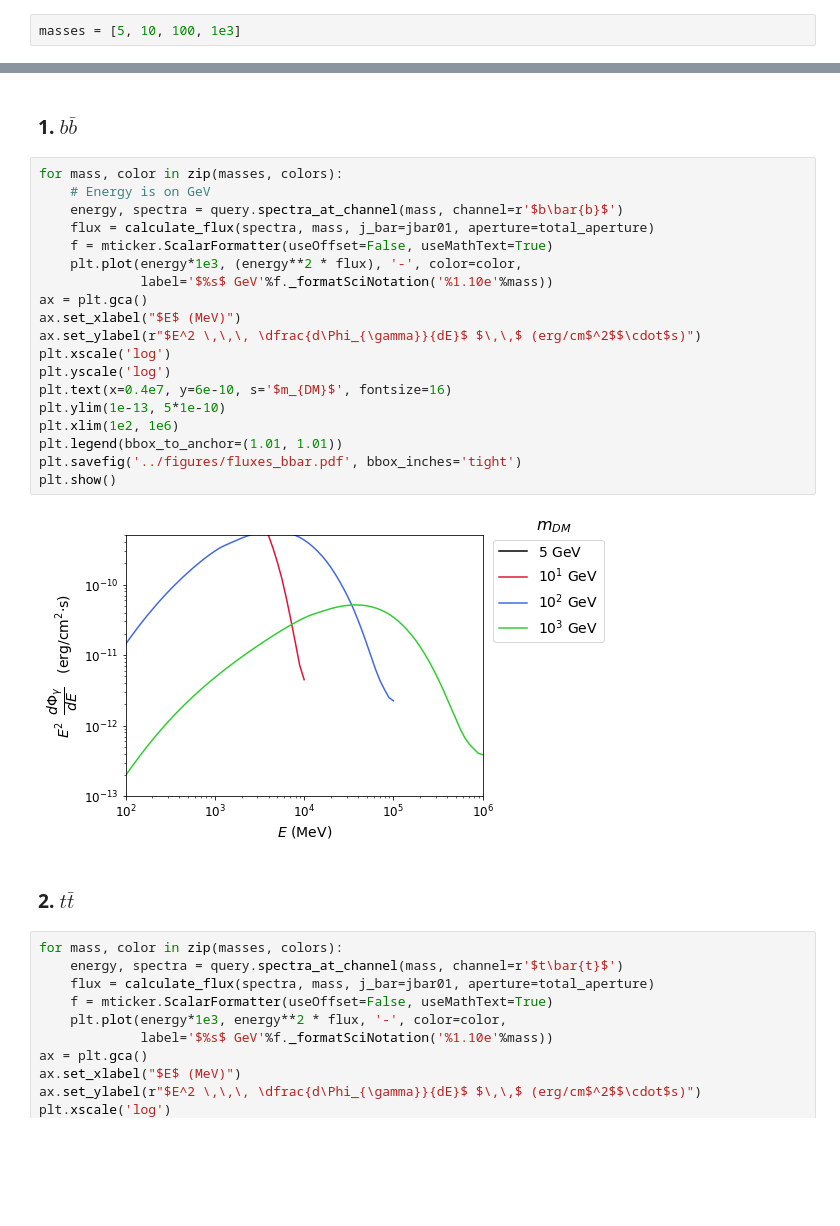
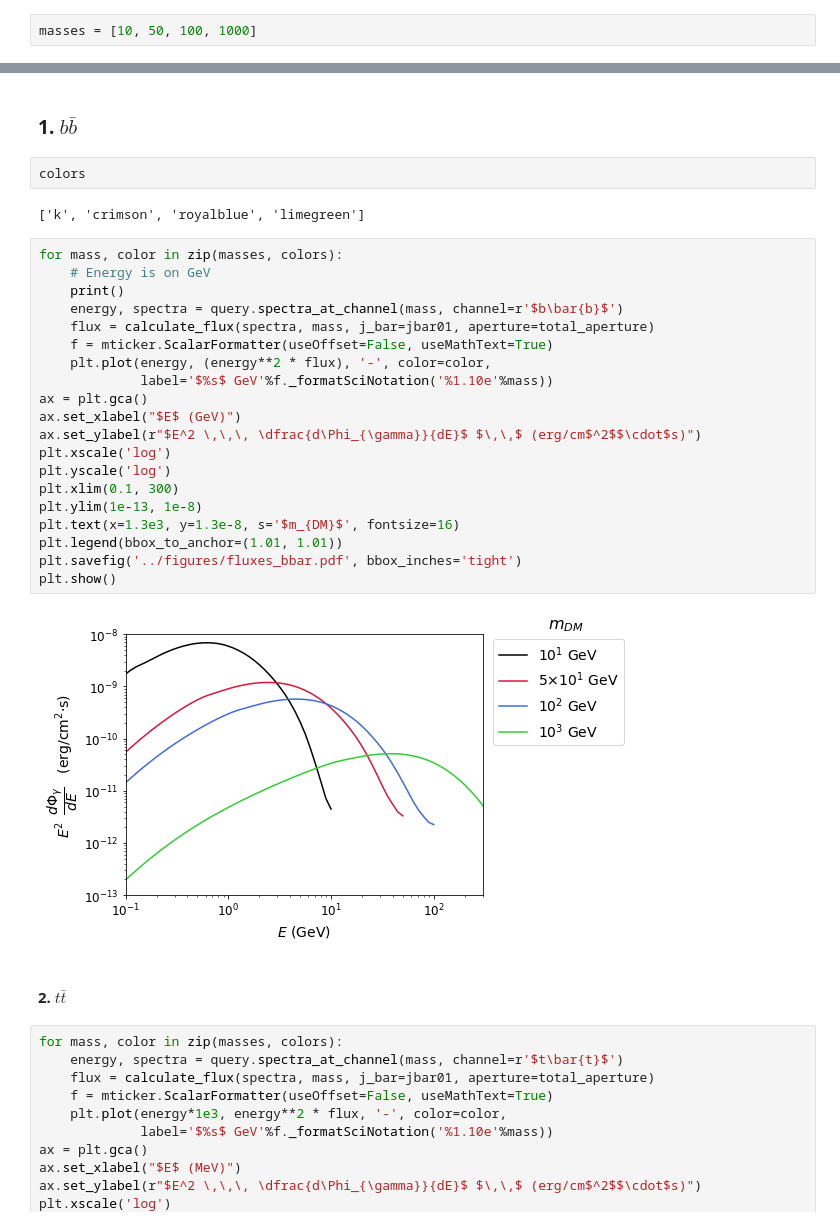
Before and after one commit to mpotto/astroph, a Jupyter notebook: assignments/gamma-ray-fluxes.ipynb, the cells around one changed output, grey strips where cells are left out. Saved outputs shown, nothing was run; the diff lists cells and outputs as text; blank space fills up the shorter version.

```diff
--- a/assignments/gamma-ray-fluxes.ipynb
+++ b/assignments/gamma-ray-fluxes.ipynb
@@ -83,7 +95,7 @@ total_aperture
 # %% [markdown]
 ## Channels
 # %%
-masses = [5, 10, 100, 1e3]
+masses = [10, 50, 100, 1000]
 # %%
 colors = ['k', 'crimson',  'royalblue', 'limegreen']
 # %% [markdown]
@@ -105,29 +117,34 @@ def calculate_flux(spectra, dm_mass, j_bar, aperture,
     return flux*unit
 # %% [markdown]
 ### 1. $b \bar b $
+# %%
+colors
+# %% [output]
+['k', 'crimson', 'royalblue', 'limegreen']
 # %%
 for mass, color in zip(masses, colors):
     # Energy is on GeV
+    print()
     energy, spectra = query.spectra_at_channel(mass, channel=r'$b\bar{b}$')
     flux = calculate_flux(spectra, mass, j_bar=jbar01, aperture=total_aperture)
     f = mticker.ScalarFormatter(useOffset=False, useMathText=True)
-    plt.plot(energy*1e3, (energy**2 * flux), '-', color=color,
+    plt.plot(energy, (energy**2 * flux), '-', color=color,
              label='$%s$ GeV'%f._formatSciNotation('%1.10e'%mass))
 ax = plt.gca()
-ax.set_xlabel("$E$ (MeV)")
+ax.set_xlabel("$E$ (GeV)")
 ax.set_ylabel(r"$E^2 \,\,\, \dfrac{d\Phi_{\gamma}}{dE}$ $\,\,$ (erg/cm$^2$$\cdot$s)")
 plt.xscale('log')
 plt.yscale('log')
-plt.text(x=0.4e7, y=6e-10, s='$m_{DM}$', fontsize=16)
-plt.ylim(1e-13, 5*1e-10)
-plt.xlim(1e2, 1e6)
+plt.xlim(0.1, 300)
+plt.ylim(1e-13, 1e-8)
+plt.text(x=1.3e3, y=1.3e-8, s='$m_{DM}$', fontsize=16)
 plt.legend(bbox_to_anchor=(1.01, 1.01))
 plt.savefig('../figures/fluxes_bbar.pdf', bbox_inches='tight')
 plt.show()
 # %% [output]
-[figure, old version]
+[figure, new version]
 # %% [markdown]
-### 2. $t \bar t$
+#### 2. $t \bar t$
 # %%
 for mass, color in zip(masses, colors):
     energy, spectra = query.spectra_at_channel(mass, channel=r'$t\bar{t}$')
```
Also changed, not shown: parts of 1 cell of this notebook, 47 other files.
